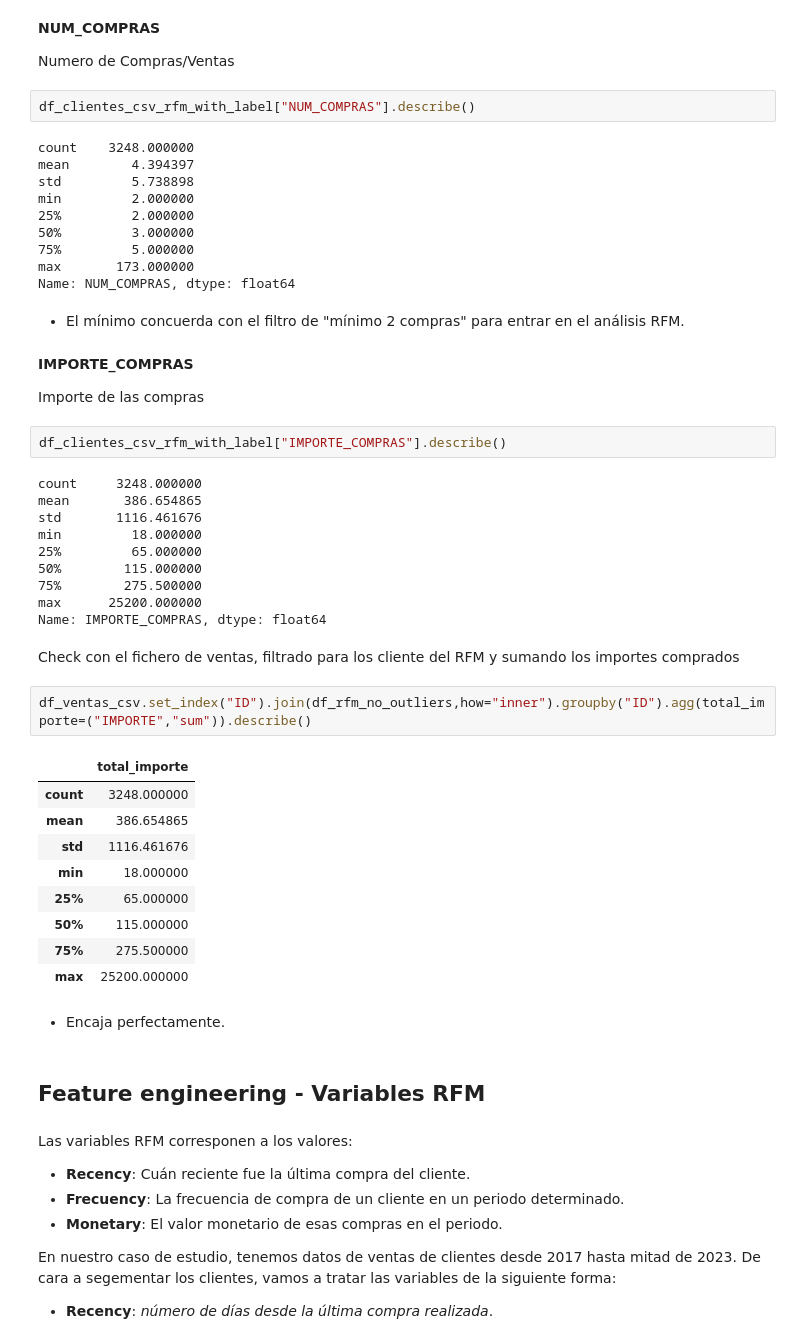
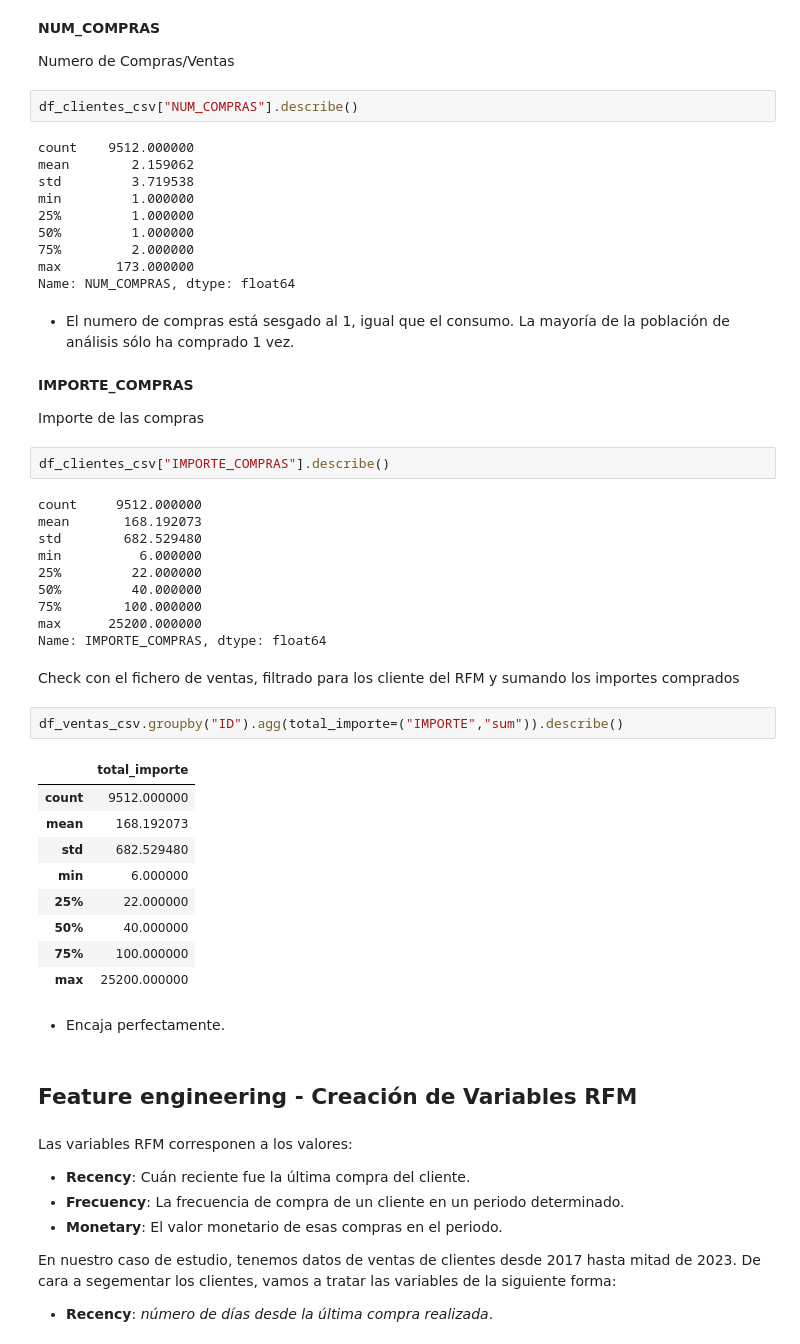
Before and after one commit to cperezh/segmentacion_clientes, a Jupyter notebook: M4 Desarrollo Iter2.ipynb, the cells around one changed output. Cells and saved outputs as stored; diff of their text form.

```diff
--- a/M4 Desarrollo Iter2.ipynb
+++ b/M4 Desarrollo Iter2.ipynb
@@ -906,53 +905,53 @@ Name: EMPRESASUNICAS_CONSULT, dtype: float64
 
 Numero de Compras/Ventas
 # %%
-df_clientes_csv_rfm_with_label["NUM_COMPRAS"].describe()
+df_clientes_csv["NUM_COMPRAS"].describe()
 # %% [output]
-count    3248.000000
-mean        4.394397
-std         5.738898
-min         2.000000
-25%         2.000000
-50%         3.000000
-75%         5.000000
+count    9512.000000
+mean        2.159062
+std         3.719538
+min         1.000000
+25%         1.000000
+50%         1.000000
+75%         2.000000
 max       173.000000
 Name: NUM_COMPRAS, dtype: float64
 # %% [markdown]
-- El mínimo concuerda con el filtro de "mínimo 2 compras" para entrar en el análisis RFM.
+- El numero de compras está sesgado al 1, igual que el consumo. La mayoría de la población de análisis sólo ha comprado 1 vez.
 # %% [markdown]
 **IMPORTE_COMPRAS**
 
 Importe de las compras
 # %%
-df_clientes_csv_rfm_with_label["IMPORTE_COMPRAS"].describe()
+df_clientes_csv["IMPORTE_COMPRAS"].describe()
 # %% [output]
-count     3248.000000
-mean       386.654865
-std       1116.461676
-min         18.000000
-25%         65.000000
-50%        115.000000
-75%        275.500000
+count     9512.000000
+mean       168.192073
+std        682.529480
+min          6.000000
+25%         22.000000
+50%         40.000000
+75%        100.000000
 max      25200.000000
 Name: IMPORTE_COMPRAS, dtype: float64
 # %% [markdown]
 Check con el fichero de ventas, filtrado para los cliente del RFM y sumando los importes comprados
 # %%
-df_ventas_csv.set_index("ID").join(df_rfm_no_outliers,how="inner").groupby("ID").agg(total_importe=("IMPORTE","sum")).describe()
+df_ventas_csv.groupby("ID").agg(total_importe=("IMPORTE","sum")).describe()
 # %% [output]
 |  | total_importe |
-| count | 3248.000000 |
-| mean | 386.654865 |
-| std | 1116.461676 |
-| min | 18.000000 |
-| 25% | 65.000000 |
-| 50% | 115.000000 |
-| 75% | 275.500000 |
+| count | 9512.000000 |
+| mean | 168.192073 |
+| std | 682.529480 |
+| min | 6.000000 |
+| 25% | 22.000000 |
+| 50% | 40.000000 |
+| 75% | 100.000000 |
 | max | 25200.000000 |
 # %% [markdown]
 - Encaja perfectamente.
 # %% [markdown]
-## Feature engineering - Variables RFM
+## Feature engineering - Creación de Variables RFM
 # %% [markdown]
 Las variables RFM corresponen a los valores:
 - **Recency**: Cuán reciente fue la última compra del cliente.
```
Also changed, not shown: parts of 53 cells of this notebook, 1 other file.
